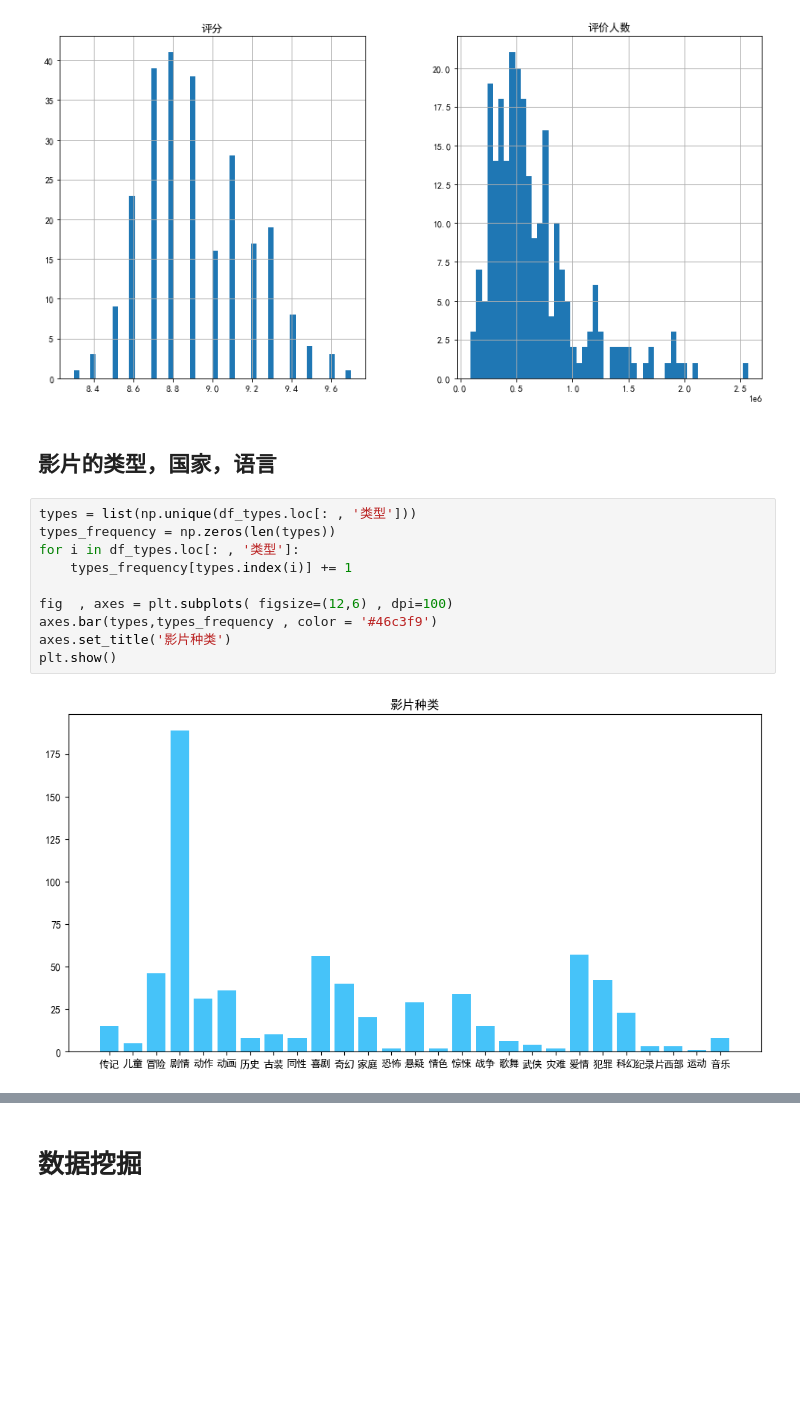
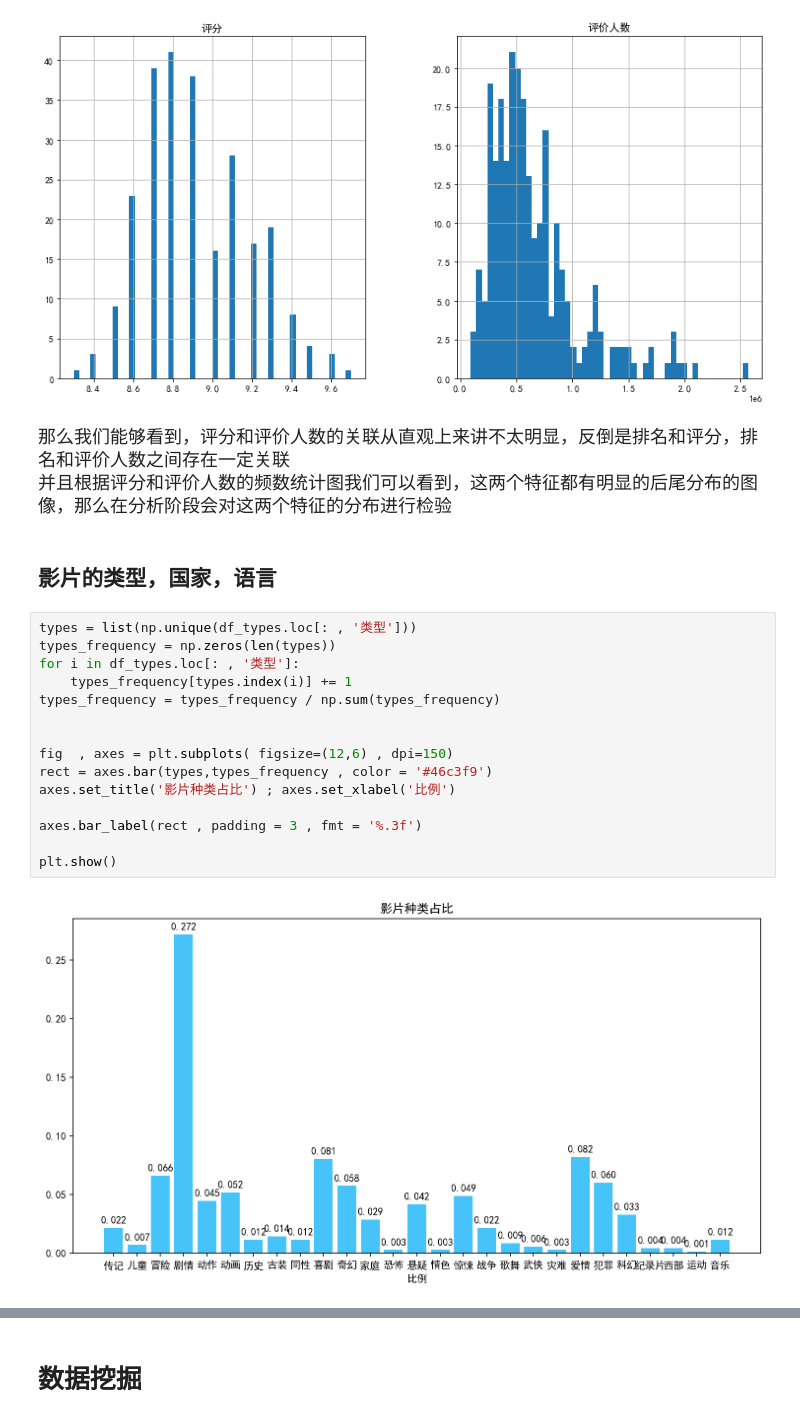
Before and after one commit to CiscoXY/Class-CS1507.01, a Jupyter notebook: FirstExp/Analysis.ipynb, the cells around one changed output, grey strips where cells are left out. Cells and saved outputs as stored; diff of their text form; blank space fills up the shorter version.

```diff
--- a/FirstExp/Analysis.ipynb
+++ b/FirstExp/Analysis.ipynb
@@ -101,17 +101,25 @@ plt.show()
 # %% [output]
 [figure]
 [figure]
+# %% [markdown]
+<font size = 4>那么我们能够看到，评分和评价人数的关联从直观上来讲不太明显，反倒是排名和评分，排名和评价人数之间存在一定关联
+并且根据评分和评价人数的频数统计图我们可以看到，这两个特征都有明显的后尾分布的图像，那么在分析阶段会对这两个特征的分布进行检验</font>
 # %% [markdown]
 ## 影片的类型，国家，语言
 # %%
 types = list(np.unique(df_types.loc[: , '类型']))
 types_frequency = np.zeros(len(types))
 for i in df_types.loc[: , '类型']:
     types_frequency[types.index(i)] += 1
+types_frequency = types_frequency / np.sum(types_frequency)
 
-fig  , axes = plt.subplots( figsize=(12,6) , dpi=100)
-axes.bar(types,types_frequency , color = '#46c3f9')
-axes.set_title('影片种类')
+
+fig  , axes = plt.subplots( figsize=(12,6) , dpi=150)
+rect = axes.bar(types,types_frequency , color = '#46c3f9')
+axes.set_title('影片种类占比') ; axes.set_xlabel('比例')
+
+axes.bar_label(rect , padding = 3 , fmt = '%.3f')
+
 plt.show()
 # %% [output]
-[figure, old version]
+[figure, new version]
```
Also changed, not shown: parts of 4 cells of this notebook.
